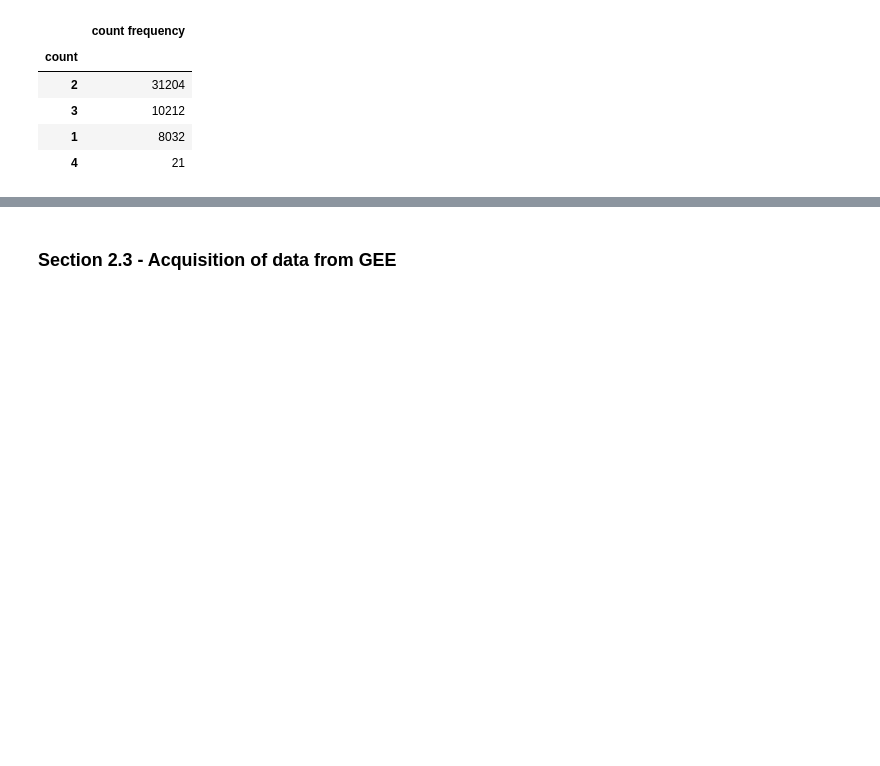
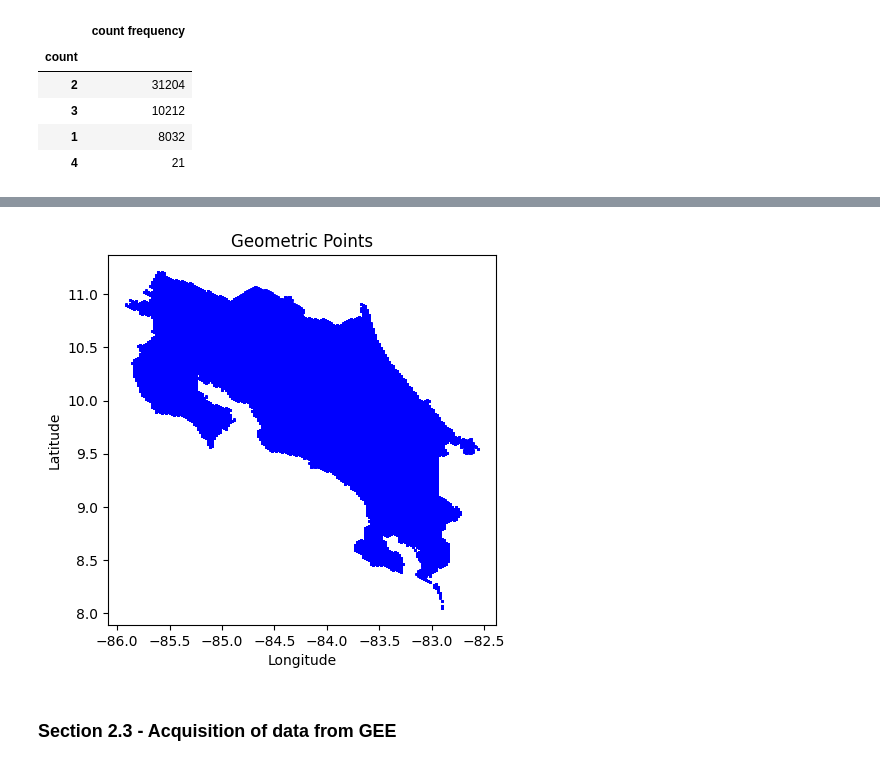
Before and after one commit to peaquainoo/NDMN-Notebooks, a Jupyter notebook: CostaRica-Notebook/Data Acquisition Team/DanV2_Pipeline_DAT.ipynb, the cells around one changed output, grey strips where cells are left out. Cells and saved outputs as stored; diff of their text form; code cells hidden in the pictures; blank space fills up the shorter version.

```diff
--- a/CostaRica-Notebook/Data Acquisition Team/DanV2_Pipeline_DAT.ipynb
+++ b/CostaRica-Notebook/Data Acquisition Team/DanV2_Pipeline_DAT.ipynb
@@ -446,5 +483,13 @@ Fill in with summary of above findings
 # %%
+# TODO: Plot the points on the map, not just a normal map
 # Map the plots (the 10,000 not the 90,000)
+gdf_s.plot(color="blue", markersize=1)
+plt.title("Geometric Points")
+plt.xlabel("Longitude")
+plt.ylabel("Latitude")
+plt.show()
+# %% [output]
+[figure, added]
 # %% [markdown]
 ### Section 2.3 - Acquisition of data from GEE
 # %% [markdown]
```
Also changed, not shown: parts of 12 cells of this notebook.
